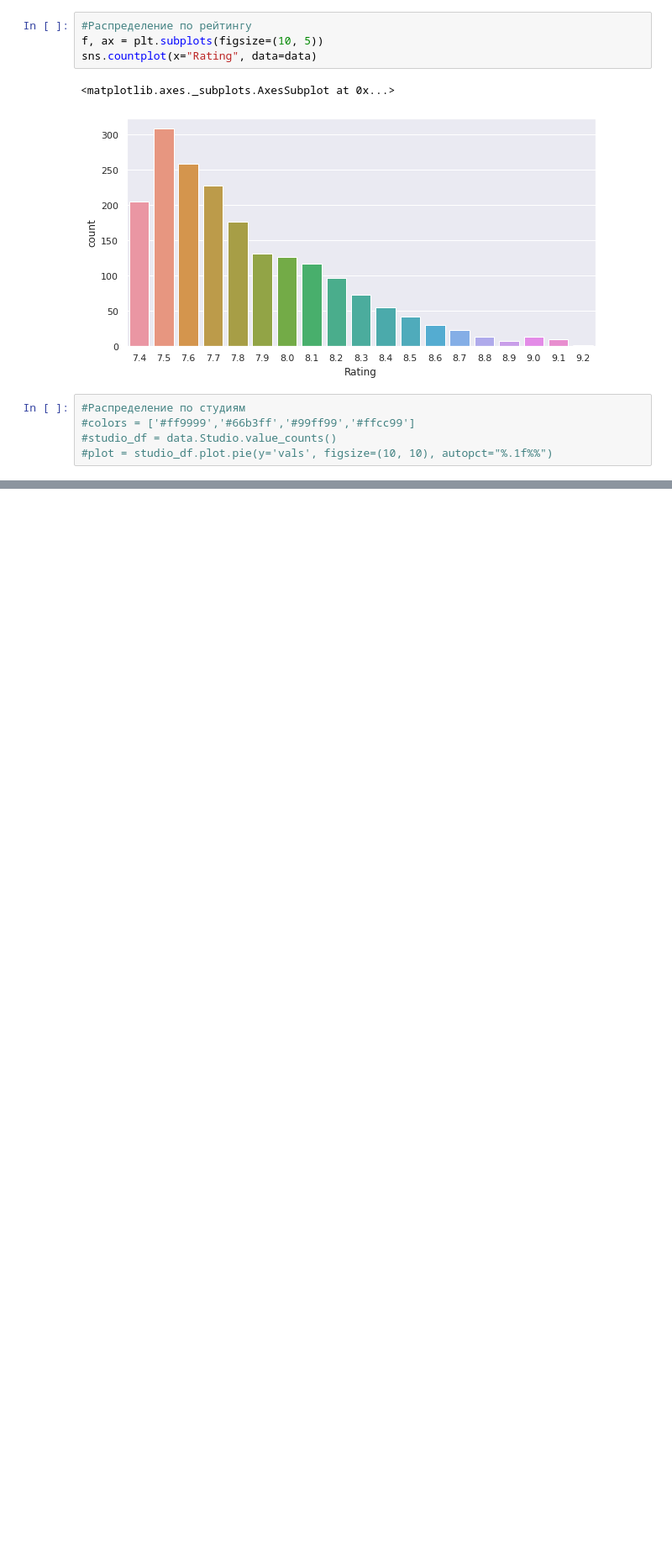
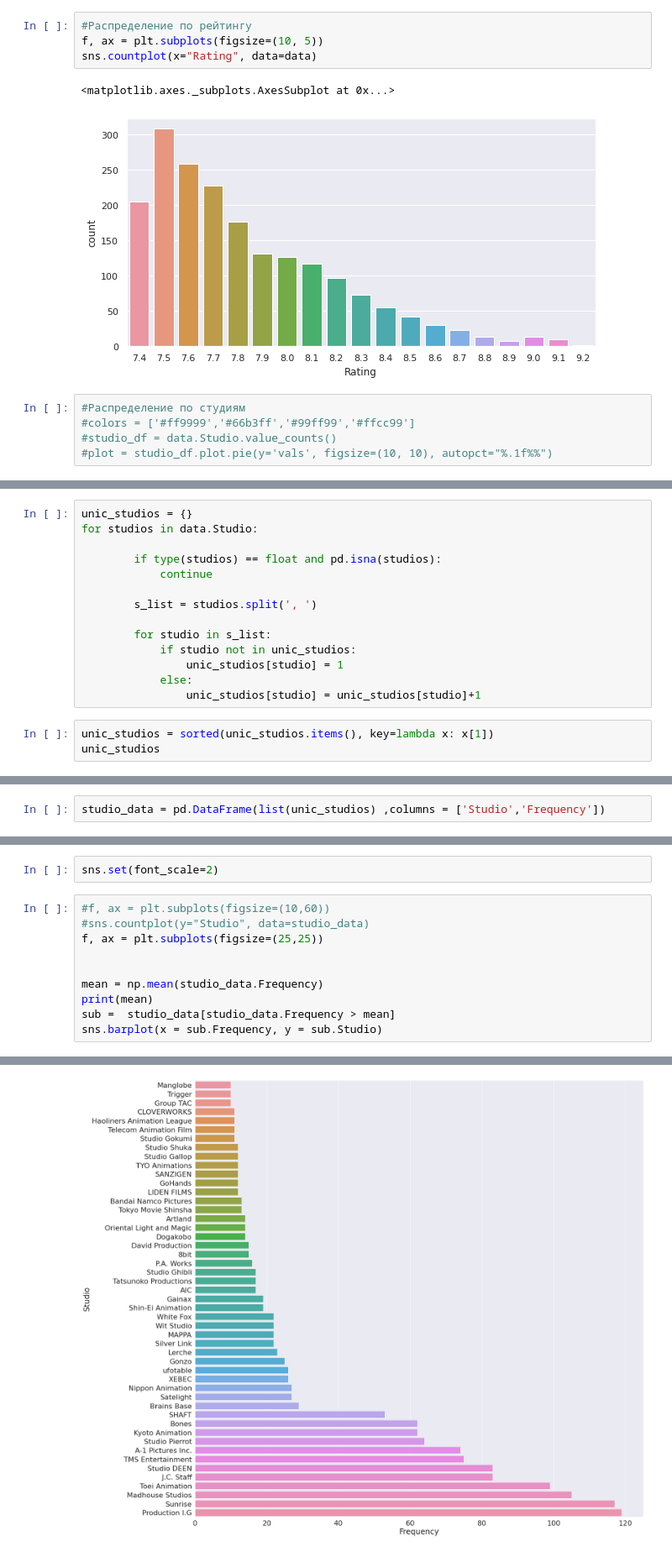
Before and after one commit to mellik21/recommendationBot, a Jupyter notebook: files/visualisation.ipynb, the cells around one changed output, grey strips where cells are left out. Shown at 84% size. Drawn from its saved outputs; the diff is of its cells as text; blank space fills up the shorter version.

Commit message:
Sorted studios by frequency

```diff
--- a/files/visualisation.ipynb
+++ b/files/visualisation.ipynb
@@ -67,0 +60,17 @@ sns.countplot(y="Studio", data=data)
+# %%
+unic_studios = {}
+for studios in data.Studio:
+
+        if type(studios) == float and pd.isna(studios):
+            continue
+
+        s_list = studios.split(', ')
+
+        for studio in s_list:
+            if studio not in unic_studios:
+                unic_studios[studio] = 1
+            else:
+                unic_studios[studio] = unic_studios[studio]+1
+# %%
+unic_studios = sorted(unic_studios.items(), key=lambda x: x[1])
+unic_studios
@@ -67,0 +95,2 @@ sns.countplot(y="Studio", data=data)
+# %%
+studio_data = pd.DataFrame(list(unic_studios) ,columns = ['Studio','Frequency'])
@@ -67,0 +106,13 @@ sns.countplot(y="Studio", data=data)
+# %%
+sns.set(font_scale=2)
+# %%
+#f, ax = plt.subplots(figsize=(10,60))
+#sns.countplot(y="Studio", data=studio_data)
+f, ax = plt.subplots(figsize=(25,25))
+
+
+mean = np.mean(studio_data.Frequency)
+print(mean)
+sub =  studio_data[studio_data.Frequency > mean]
+sns.barplot(x = sub.Frequency, y = sub.Studio)
+# %% [output]
@@ -67,0 +121 @@ sns.countplot(y="Studio", data=data)
+[figure, added]
```
Also changed, not shown: parts of 4 cells of this notebook, 2 other files.
